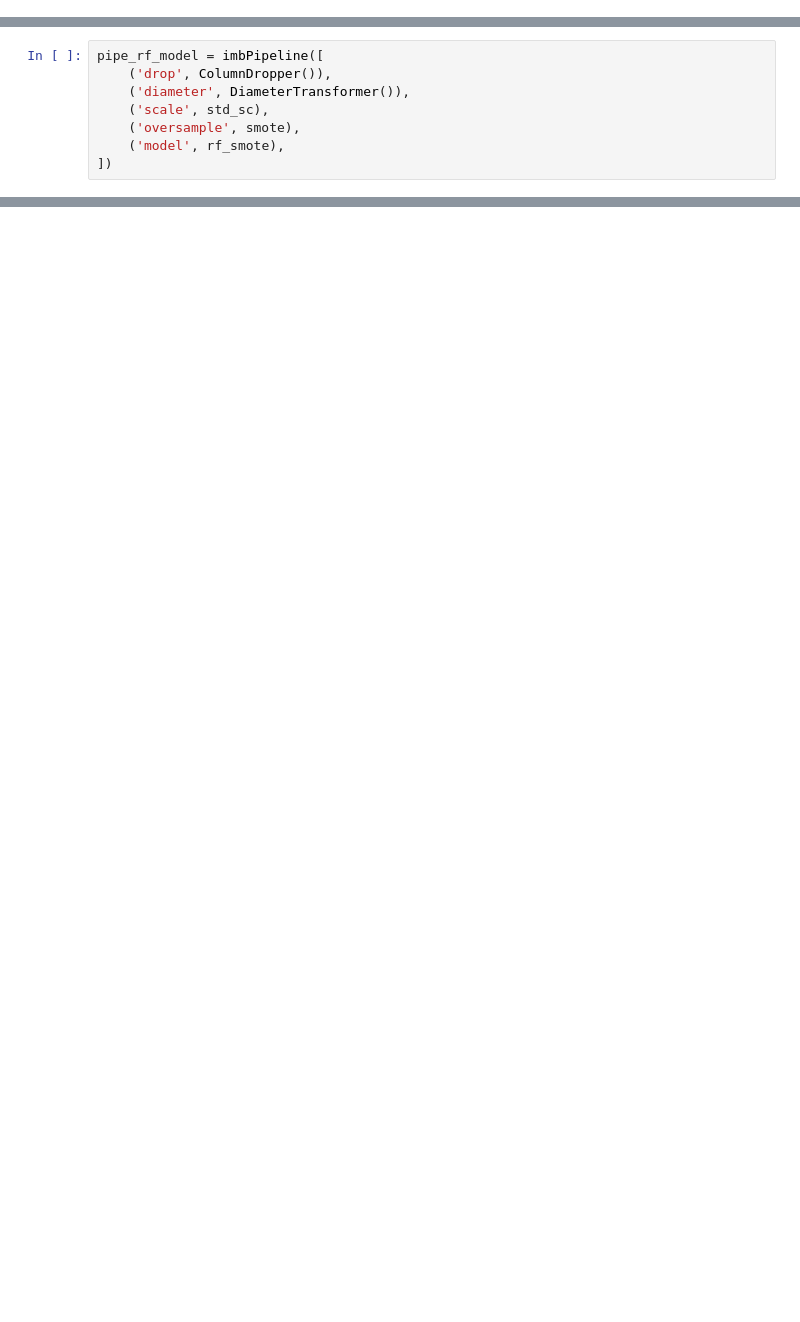
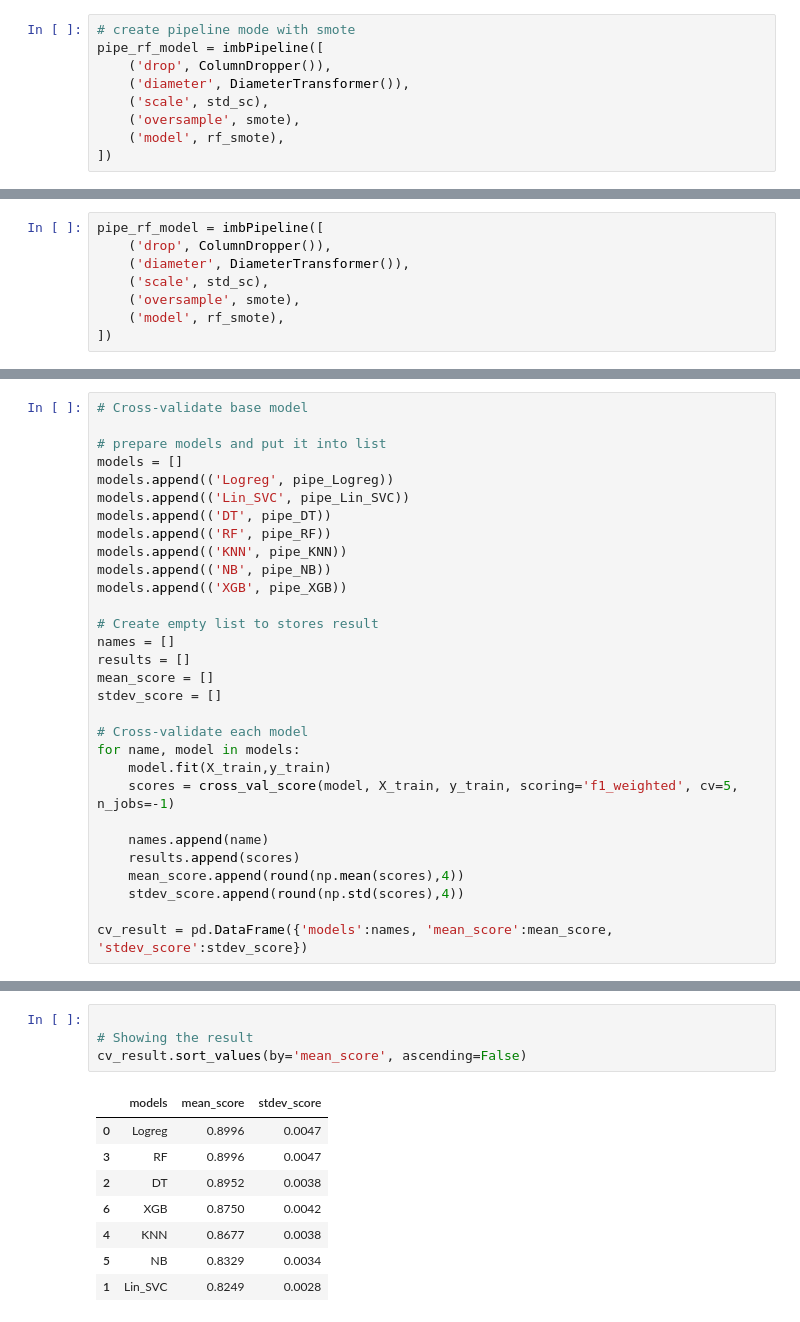
Before and after one commit to NikkiSatmaka/nasa-nearest-object, a Jupyter notebook: nasa_classification.ipynb, the cells around one changed output, grey strips where cells are left out. Cells and saved outputs as stored; diff of their text form; blank space fills up the shorter version.

```diff
--- a/nasa_classification.ipynb
+++ b/nasa_classification.ipynb
@@ -864,3 +869,12 @@ pipe_rf_nosmote = imbPipeline([
     ('scale', std_sc),
     ('model', rf_nosmote),
 ])
+# %%
+# create pipeline mode with smote
+pipe_rf_model = imbPipeline([
+    ('drop', ColumnDropper()),
+    ('diameter', DiameterTransformer()),
+    ('scale', std_sc),
+    ('oversample', smote),
+    ('model', rf_smote),
+])
@@ -932,0 +1123,30 @@ We can see from the classification report that oversampling the data will help u
+# %%
+# Cross-validate base model
+
+# prepare models and put it into list
+models = []
+models.append(('Logreg', pipe_Logreg))
+models.append(('Lin_SVC', pipe_Lin_SVC))
+models.append(('DT', pipe_DT))
+models.append(('RF', pipe_RF))
+models.append(('KNN', pipe_KNN))
+models.append(('NB', pipe_NB))
+models.append(('XGB', pipe_XGB))
+
+# Create empty list to stores result
+names = []
+results = []
+mean_score = []
+stdev_score = []
+
+# Cross-validate each model
+for name, model in models:
+    model.fit(X_train,y_train)
+    scores = cross_val_score(model, X_train, y_train, scoring='f1_weighted', cv=5, n_jobs=-1)
+
+    names.append(name)
+    results.append(scores)
+    mean_score.append(round(np.mean(scores),4))
+    stdev_score.append(round(np.std(scores),4))
+
+cv_result = pd.DataFrame({'models':names, 'mean_score':mean_score, 'stdev_score':stdev_score})
@@ -932,0 +1161,13 @@ We can see from the classification report that oversampling the data will help u
+# %%
+
+# Showing the result
+cv_result.sort_values(by='mean_score', ascending=False)
+# %% [output]
+|  | models | mean_score | stdev_score |
+| 0 | Logreg | 0.8996 | 0.0047 |
+| 3 | RF | 0.8996 | 0.0047 |
+| 2 | DT | 0.8952 | 0.0038 |
+| 6 | XGB | 0.8750 | 0.0042 |
+| 4 | KNN | 0.8677 | 0.0038 |
+| 5 | NB | 0.8329 | 0.0034 |
+| 1 | Lin_SVC | 0.8249 | 0.0028 |
```
Also changed, not shown: parts of 47 cells of this notebook.
